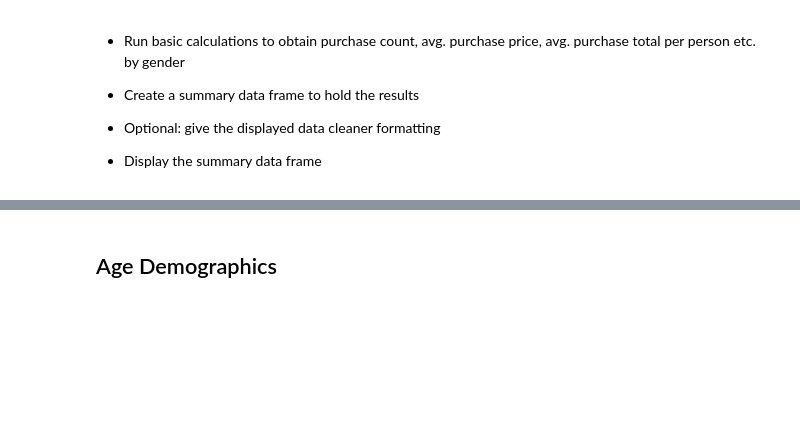
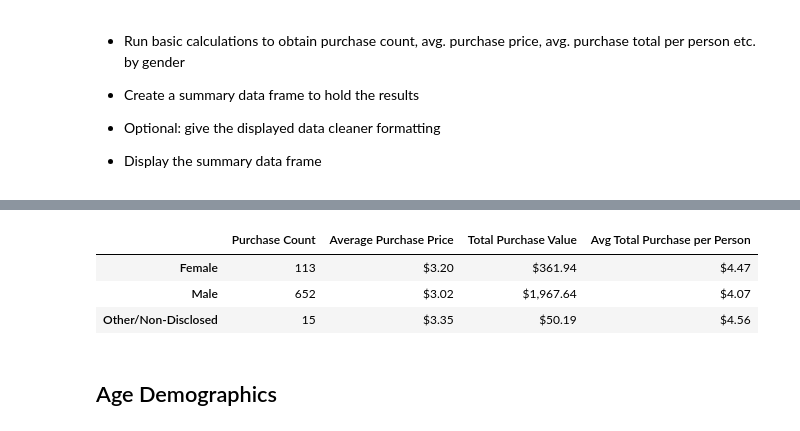
Before and after one commit to Ntorres95/pandas_challenge, a Jupyter notebook: HeroesOfPymoli_starter.ipynb, the cells around one changed output, grey strips where cells are left out. Saved outputs shown, nothing was run; the diff lists cells and outputs as text; code cells hidden in the pictures; blank space fills up the shorter version.

```diff
--- a/HeroesOfPymoli_starter.ipynb
+++ b/HeroesOfPymoli_starter.ipynb
@@ -213,0 +231,10 @@ AttributeError: module 'pandas' has no attribute 'Dataframe'
+# %%
+#variables to hold the total counts for all genders
+all_male_count = 0
+all_female_count = 0
+all_other_count = 0
+
+#variables to hold the total purchases
+male_purchase_totals = 0
+female_purchase_totals = 0
+other_purchase_totals = 0
@@ -214,3 +265,37 @@ AttributeError: module 'pandas' has no attribute 'Dataframe'
+# %%
+#calculating the average purchase price
+avg_male_purchase = round(male_purchase_totals / all_male_count, 2)
+
+avg_female_purchase = round(female_purchase_totals / all_female_count, 2)
+
+avg_others_purchase = round(other_purchase_totals / all_other_count, 2)
+# %%
+#calculating the average total purchase per person
+avg_per_male = round(male_purchase_totals / male_count, 2)
+
+avg_per_female = round(female_purchase_totals / female_count, 2)
+
+avg_per_other = round(other_purchase_totals / other_count, 2)
+# %%
+gender_purchasing_analysis = {"Purchase Count":[all_female_count, all_male_count, all_other_count],
+                              "Average Purchase Price":[avg_female_purchase, avg_male_purchase, avg_others_purchase],
+                              "Total Purchase Value":[female_purchase_totals, male_purchase_totals, other_purchase_totals],
+                              "Avg Total Purchase per Person":[avg_per_female, avg_per_male, avg_per_other]}
+# %%
+#creating the df for the gender purchasing analysis
+gender_purchasing_analysis_df = pd.DataFrame(gender_purchasing_analysis)
+
+gender_purchasing_analysis_df = gender_purchasing_analysis_df.rename(index = {0:"Female", 1:"Male", 2:"Other/Non-Disclosed"})
+
+gender_purchasing_analysis_df["Average Purchase Price"] = gender_purchasing_analysis_df["Average Purchase Price"].map('${:,.2f}'.format)
+gender_purchasing_analysis_df["Total Purchase Value"] = gender_purchasing_analysis_df["Total Purchase Value"].map('${:,.2f}'.format)
+gender_purchasing_analysis_df["Avg Total Purchase per Person"] = gender_purchasing_analysis_df["Avg Total Purchase per Person"].map('${:,.2f}'.format)
+gender_purchasing_analysis_df
+# %% [output]
+|  | Purchase Count | Average Purchase Price | Total Purchase Value | Avg Total Purchase per Person |
+| Female | 113 | $3.20 | $361.94 | $4.47 |
+| Male | 652 | $3.02 | $1,967.64 | $4.07 |
+| Other/Non-Disclosed | 15 | $3.35 | $50.19 | $4.56 |
 # %% [markdown]
 ## Age Demographics
 # %% [markdown]
```
Also changed, not shown: parts of 7 cells of this notebook.
